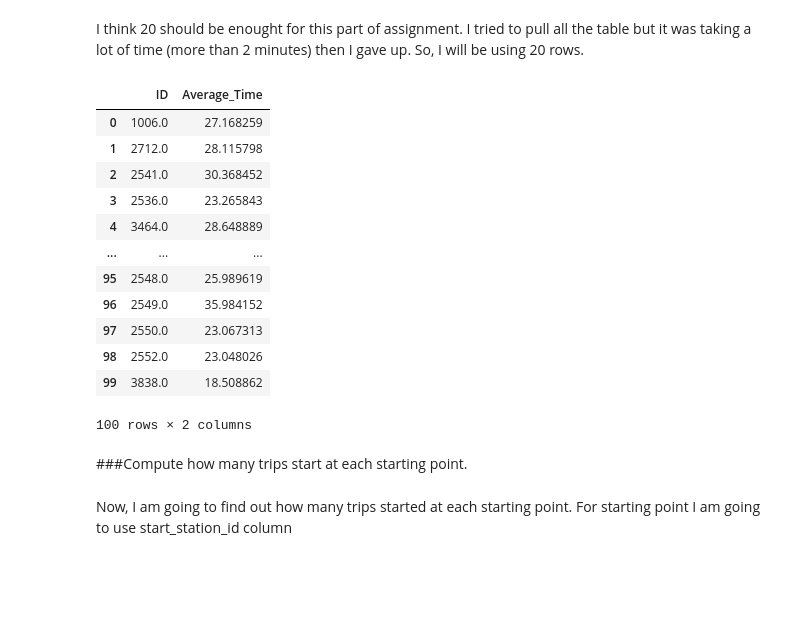
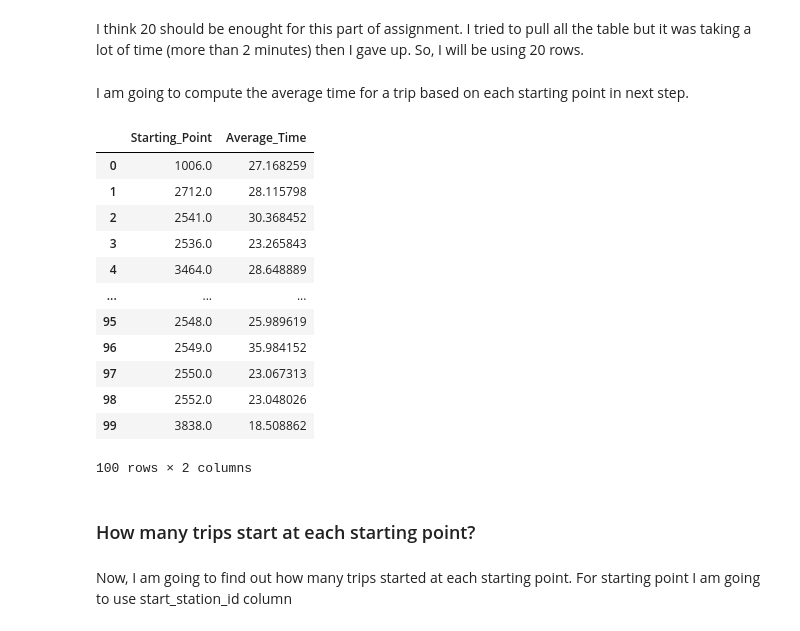
Before and after one commit to sovikapoudel/Data-Visualiation-Spring-2022, a Jupyter notebook: Assignment_4_SQL_Essential.ipynb, the cells around one changed output. Saved outputs shown, nothing was run; the diff lists cells and outputs as text; code cells hidden in the pictures; blank space fills up the shorter version.

```diff
--- a/Assignment_4_SQL_Essential.ipynb
+++ b/Assignment_4_SQL_Essential.ipynb
@@ -46,14 +46,16 @@ SELECT *
 | 19 | 9900288210 | Annual Membership (Austin B-cycle) | 223 | 2014-10-31 13:12:00+00:00 | 2823 | Capital Metro HQ - East 5th at Br... | 2823 | ... |
 # %% [markdown]
 I think 20 should be enought for this part of assignment. I tried to pull all the table but it was taking a lot of time (more than 2 minutes) then I gave up. So, I will be using 20 rows.
+# %% [markdown]
+I am going to compute the average time for a trip based on each starting point in next step.
 # %%
 
 %%bigquery --project data-vis-assignment-338801
-SELECT start_station_id as ID , AVG(duration_minutes) as Average_Time
+SELECT start_station_id as Starting_Point, AVG(duration_minutes) as Average_Time
 From `bigquery-public-data.austin_bikeshare.bikeshare_trips`
 Group BY start_station_id
 # %% [output]
-|  | ID | Average_Time |
+|  | Starting_Point | Average_Time |
 | 0 | 1006.0 | 27.168259 |
 | 1 | 2712.0 | 28.115798 |
 | 2 | 2541.0 | 30.368452 |
@@ -67,7 +69,7 @@ Group BY start_station_id
 | 99 | 3838.0 | 18.508862 |
 100 rows × 2 columns
 # %% [markdown]
-###Compute how many trips start at each starting point.
+### How many trips start at each starting point?
 # %% [markdown]
 Now, I am going to find out how many trips started at each starting point. For starting point I am going to use start_station_id column
 # %%
```
